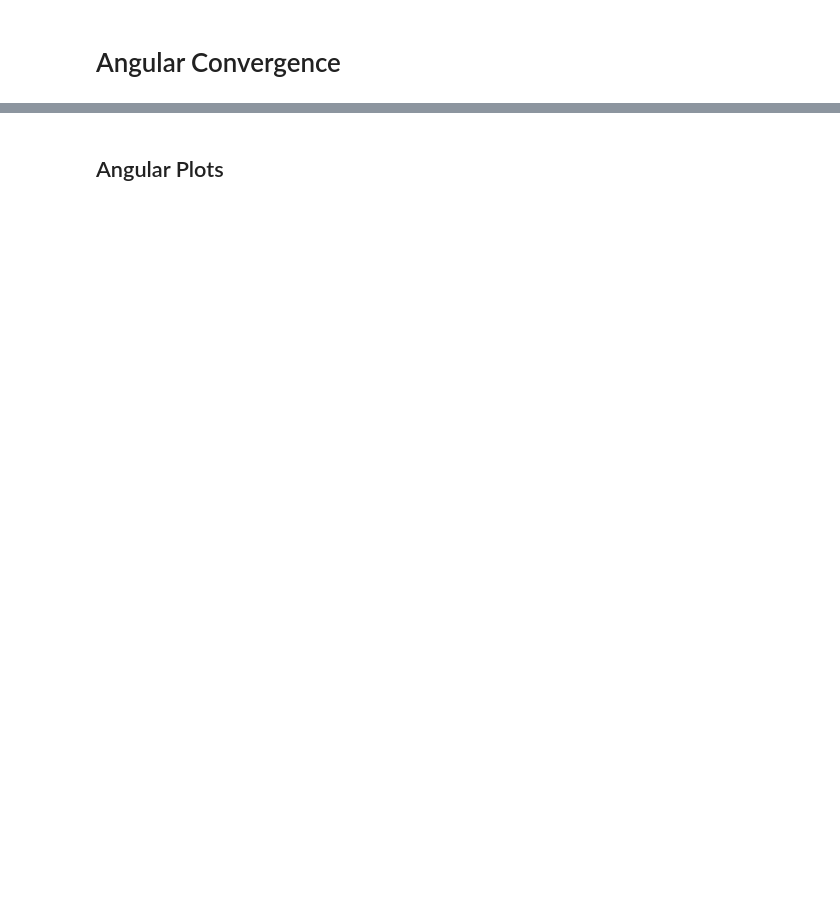
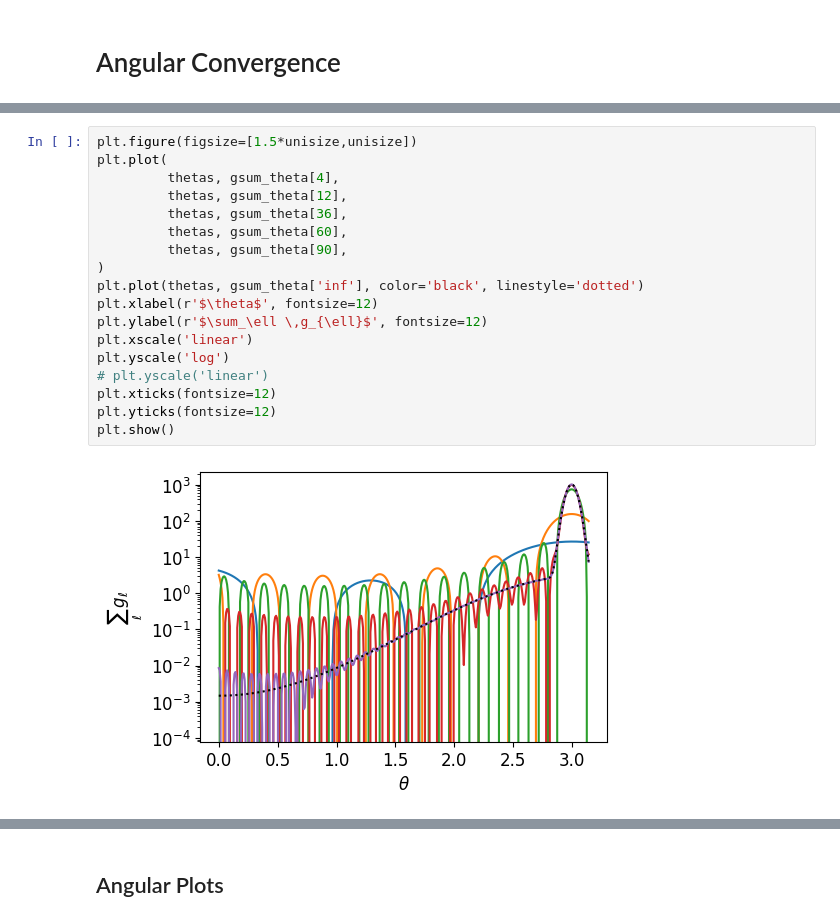
Before and after one commit to blillard/vsdm, a Jupyter notebook: tools/Plots_Angular.ipynb, the cells around one changed output, grey strips where cells are left out. Drawn from its saved outputs; the diff is of its cells as text; blank space fills up the shorter version.

```diff
--- a/tools/Plots_Angular.ipynb
+++ b/tools/Plots_Angular.ipynb
@@ -241,0 +220,20 @@ for m in range(-ellVeryVeryBig, ellVeryVeryBig+1):
+# %%
+plt.figure(figsize=[1.5*unisize,unisize])
+plt.plot(
+         thetas, gsum_theta[4],
+         thetas, gsum_theta[12],
+         thetas, gsum_theta[36],
+         thetas, gsum_theta[60],
+         thetas, gsum_theta[90],
+)
+plt.plot(thetas, gsum_theta['inf'], color='black', linestyle='dotted')
+plt.xlabel(r'$\theta$', fontsize=12)
+plt.ylabel(r'$\sum_\ell \,g_{\ell}$', fontsize=12)
+plt.xscale('linear')
+plt.yscale('log')
+# plt.yscale('linear')
+plt.xticks(fontsize=12)
+plt.yticks(fontsize=12)
+plt.show()
+# %% [output]
+[figure, added]
```
Also changed, not shown: parts of 33 cells of this notebook.
